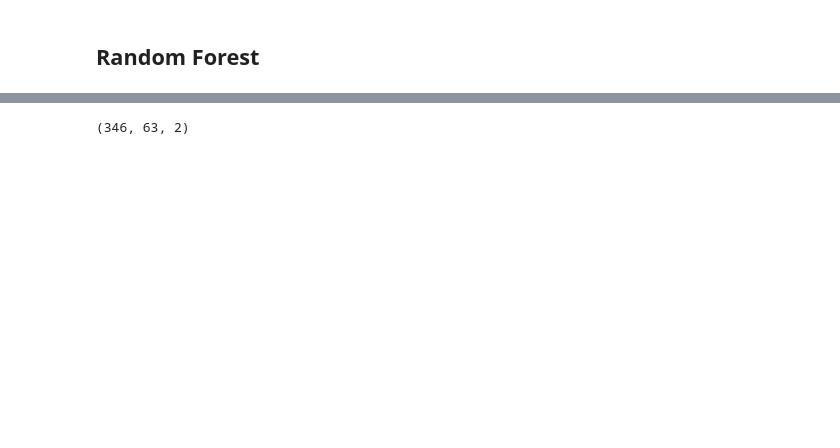
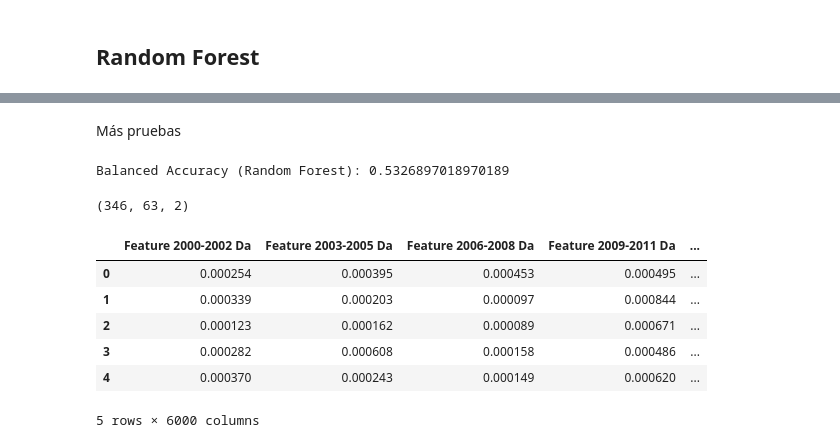
Before and after one commit to guillermo-grande/Antibiotic-Resistance-Prediction, a Jupyter notebook: guille/summary.ipynb, the cells around one changed output, grey strips where cells are left out. Saved outputs shown, nothing was run; the diff lists cells and outputs as text; code cells hidden in the pictures; blank space fills up the shorter version.

```diff
--- a/guille/summary.ipynb
+++ b/guille/summary.ipynb
@@ -335,3 +379,54 @@ Balanced Accuracy (Random Forest): 0.5142857142857142
+# %% [markdown]
+Más pruebas
+# %%
+# Apply MinMaxScaler
+# scaler = MinMaxScaler()
+# X_train_scaled = scaler.fit_transform(X_train)
+# X_test_scaled = scaler.transform(X_test)
+
+# Apply StandardScaler
+standard_scaler = StandardScaler()
+X_train_scaled = standard_scaler.fit_transform(X_train)
+X_test_scaled = standard_scaler.transform(X_test)
+
+# Apply Lasso for feature selection
+# lasso = LassoCV(cv=5, random_state=73)
+# lasso.fit(X_train_scaled, y_train)
+# # Select features with non-zero coefficients
+# selected_features = np.where(lasso.coef_ != 0)[0]
+# X_train_scaled = X_train_scaled[:, selected_features]
+# X_test_scaled = X_test_scaled[:, selected_features]
+
+# Apply PCA
+pca = PCA(n_components=324)
+X_train_scaled = pca.fit_transform(X_train_scaled)
+X_test_scaled = pca.transform(X_test_scaled)
+
+# # Apply RandomUnderSampler
+# under_sampler = RandomUnderSampler(random_state=73)
+# X_train_under, y_train_under = under_sampler.fit_resample(X_train_scaled, y_train)
+
+# # # # Apply SMOTE
+# smote = SMOTE(random_state=73)
+# X_train_resampled, y_train_resampled = smote.fit_resample(X_train_under, y_train_under)
+
+# Apply SMOTETomek for resampling
+smote_tomek = SMOTETomek(random_state=73, sampling_strategy=1.)
+X_train_resampled, y_train_resampled = smote_tomek.fit_resample(X_train_scaled, y_train)
+
+# Initialize the RandomForestClassifier
+rf_classifier = RandomForestClassifier(random_state=73, max_depth=20, n_estimators=50)
+
+rf_classifier.fit(X_train_resampled, y_train_resampled)
+
+# Predict on the test data
+y_pred_rf = rf_classifier.predict(X_test_scaled)
+
+# Calculate balanced accuracy
+balanced_accuracy_rf = balanced_accuracy_score(y_test, y_pred_rf)
+print(f"Balanced Accuracy (Random Forest): {balanced_accuracy_rf}")
+# %% [output]
+Balanced Accuracy (Random Forest): 0.5326897018970189
 # %%
 # Create a SHAP explainer for the Random Forest model
 explainer_rf = shap.Explainer(best_rf_classifier, X_test_scaled)
@@ -345 +449,16 @@ print(shap_values_rf.shape)
+# %%
+# Renombrar las columnas del DataFrame maldi_binned_df
+new_column_names = [f"Feature {2000 + i*3}-{2002 + i*3} Da" for i in range(maldi_binned_df.shape[1])]
+maldi_binned_df.columns = new_column_names
+
+# Mostrar las primeras filas del DataFrame con los nuevos nombres de columnas
+maldi_binned_df.head()
+# %% [output]
+|  | Feature 2000-2002 Da | Feature 2003-2005 Da | Feature 2006-2008 Da | Feature 2009-2011 Da | ... |
+| 0 | 0.000254 | 0.000395 | 0.000453 | 0.000495 | ... |
+| 1 | 0.000339 | 0.000203 | 0.000097 | 0.000844 | ... |
+| 2 | 0.000123 | 0.000162 | 0.000089 | 0.000671 | ... |
+| 3 | 0.000282 | 0.000608 | 0.000158 | 0.000486 | ... |
+| 4 | 0.000370 | 0.000243 | 0.000149 | 0.000620 | ... |
+5 rows × 6000 columns
 # %%
```
Also changed, not shown: parts of 16 cells of this notebook, 1 other file.
